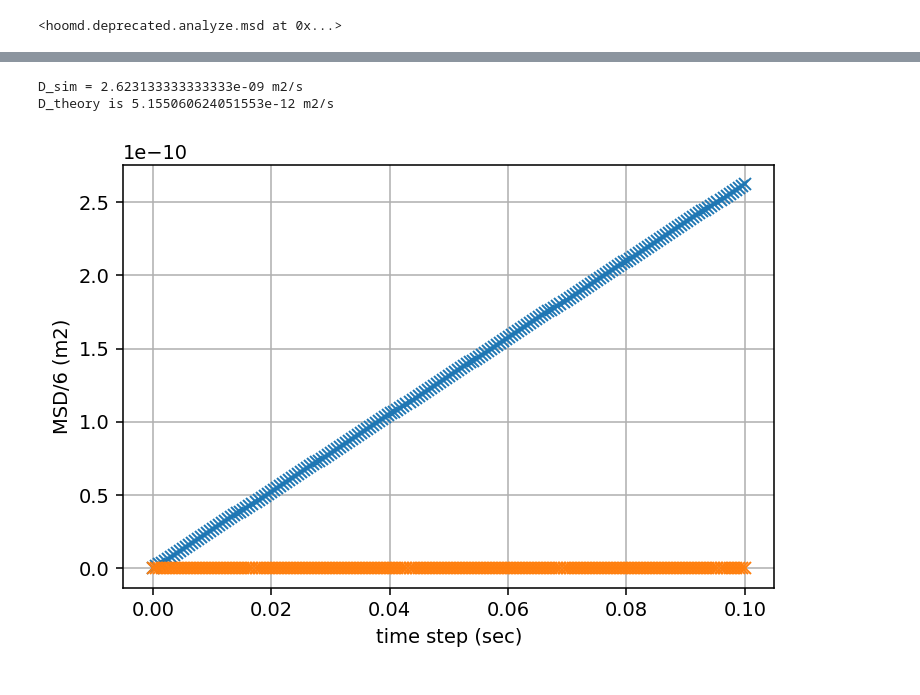
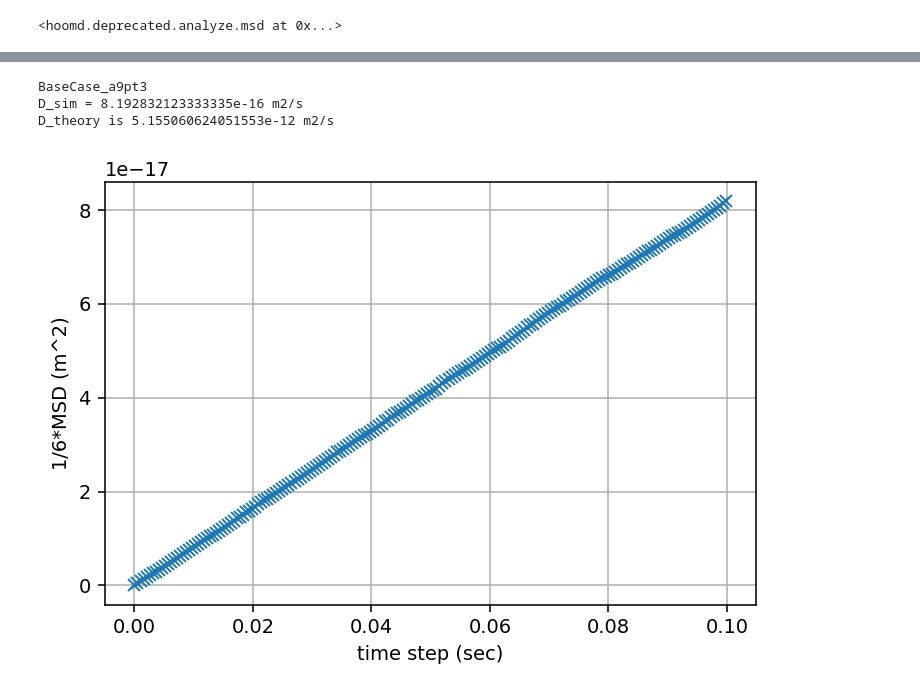
Before and after one commit to yennguyenedalgo/JupyterNotebookProject, a Jupyter notebook: MagNP.ipynb, the cells around one changed output, grey strips where cells are left out. Drawn from its saved outputs; the diff is of its cells as text; code cells hidden in the pictures.

```diff
--- a/MagNP.ipynb
+++ b/MagNP.ipynb
@@ -36,8 +28,8 @@ HOOMD-blue is running on the CPU
 Parameter values are obtained from LAMMPS simulation of magnetic colloids by Faraudo_2011_SI [(link)](https://pubs.rsc.org/en/content/articlelanding/2011/sm/c0sm01424a#!divAbstract)
 # %%
 """Output filename (User defined Var)"""
-change_seed = 50
-type = 'weakCoupling'
+change_seed = 99
+type = 'BaseCase_a9pt3'
 Equil_fname = 'Data/trajectory_Equil_5.gsd'
 # %%
 """Reference value (User defined Var)"""
@@ -235,27 +208,29 @@ where $k_B T$ is the Boltzmann temperature, $d_p$ is the diameter of the colloid
 # %%
 """Plotting msd vs. time"""
 import numpy as np
+from matplotlib import pyplot as plt
 
 msd = np.genfromtxt(fname='Data/msd_'+type+'.log', skip_header=True);
-x = np.arange(0,sim_time,log_period)
-y = 1/6 * msd * (LJ_sigma*1e-9)**2
+print(type)
 
-Dif_coef = 1/6 * msd[-1,0] * (LJ_sigma*1e-9)**2 / sim_time
-print('D_sim = '+str(Dif_coef)+' m2/s')
+x = msd[:,0] * time_scale
+y = 1/6 * msd[:,1] * (LJ_sigma*1e-9)**2
+
+D_sim = 1/6 * msd[-1,1] * (LJ_sigma*1e-9)**2 /sim_time
+print('D_sim = '+str(D_sim)+' m2/s')
 print("D_theory is "+str(diffusion_coeff)+" m2/s")
 
-from matplotlib import pyplot as plt
 plt.figure(figsize=None, dpi=140);
 plt.plot(x, y, 'x');
 plt.xlabel('time step (sec)');
-plt.ylabel('MSD/6 (m2)')
-#plt.ylabel('$\frac{\langle r^2 \rangle}{6}$ (m^2)');
+plt.ylabel('1/6*MSD (m^2)');
 plt.grid(True)
-plt.savefig('Figures/msd_calc_'+type+'.pdf')
+plt.savefig('Figures/msd_'+type+'.pdf')
 # %% [output]
-D_sim = 2.623133333333333e-09 m2/s
+BaseCase_a9pt3
+D_sim = 8.192832123333335e-16 m2/s
 D_theory is 5.155060624051553e-12 m2/s
-[figure, old version]
+[figure, new version]
 # %%
 """Lennard-Jones Potential"""
 LJ = hoomd.md.pair.lj(r_cut=r_cut_LJ_r, nlist=neighbor_ls);
```
Also changed, not shown: parts of 9 cells of this notebook.
